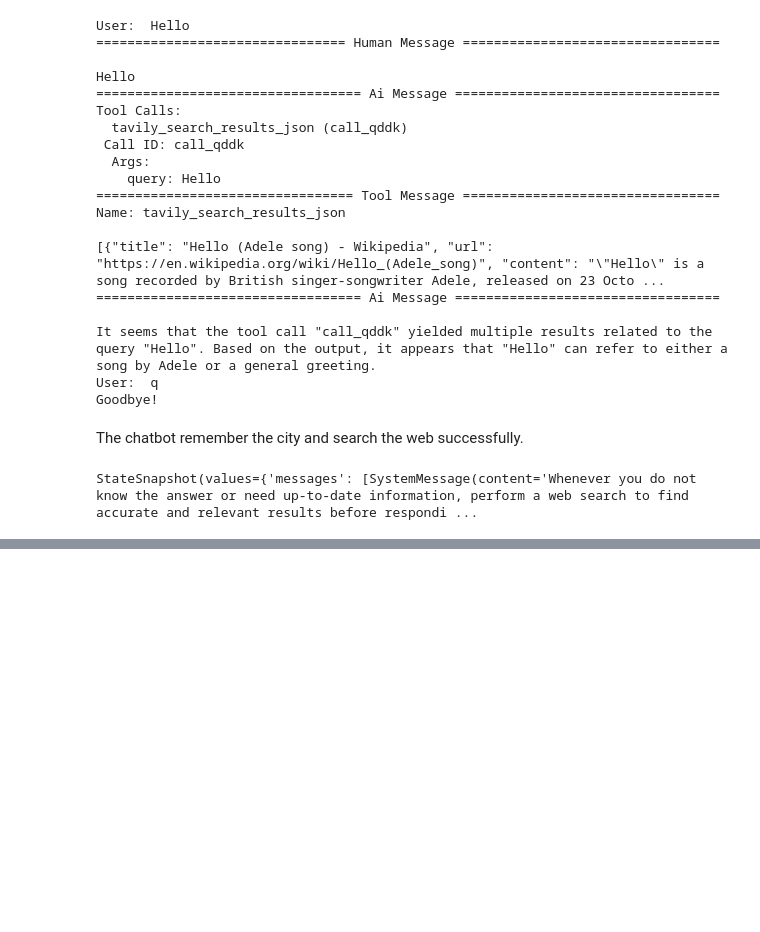
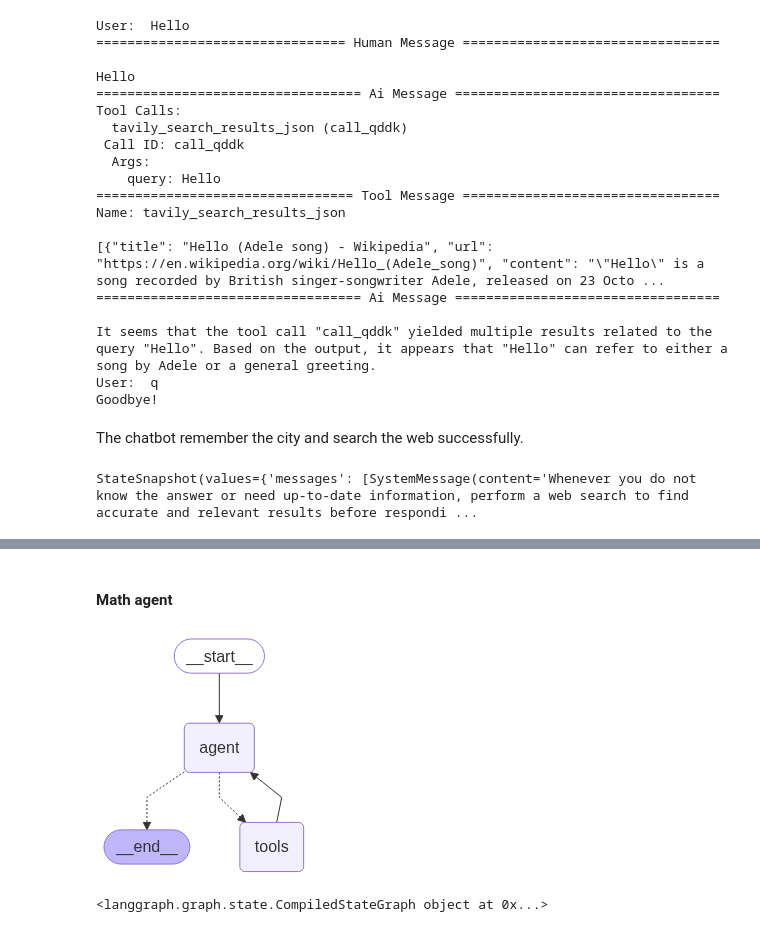
Before and after one commit to chinhang0104/LangChain, a Jupyter notebook: LangGraph.ipynb, the cells around one changed output, grey strips where cells are left out. Drawn from its saved outputs; the diff is of its cells as text; code cells hidden in the pictures; blank space fills up the shorter version.

```diff
--- a/LangGraph.ipynb
+++ b/LangGraph.ipynb
@@ -203,0 +792,38 @@ StateSnapshot(values={'messages': [SystemMessage(content='Whenever you do not kn
+# %% [markdown]
+#### Math agent
+# %%
+def add(a: float, b: float):
+    """Add two numbers."""
+    return a + b
+
+
+def multiply(a: float, b: float):
+    """Multiply two numbers."""
+    return a * b
+
+
+def divide(a: float, b: float):
+    """Divide two numbers."""
+    return a / b
+
+
+math_agent = create_react_agent(
+    model=llm,
+    tools=[add, multiply, divide],
+    prompt=(
+        "You are a math agent.\n\n"
+        "INSTRUCTIONS:\n"
+        "- Assist ONLY with math-related tasks\n"
+        "- After you're done with your tasks, respond to the supervisor directly\n"
+        "- Respond ONLY with the results of your work, do NOT include ANY other text."
+    ),
+    name="math_agent",
+)
+# %%
+math_agent
+# %% [output]
+[figure, added]
+# %%
+print(math_agent)
+# %% [output]
+<langgraph.graph.state.CompiledStateGraph object at 0x...>
```
Also changed, not shown: parts of 124 cells of this notebook.
